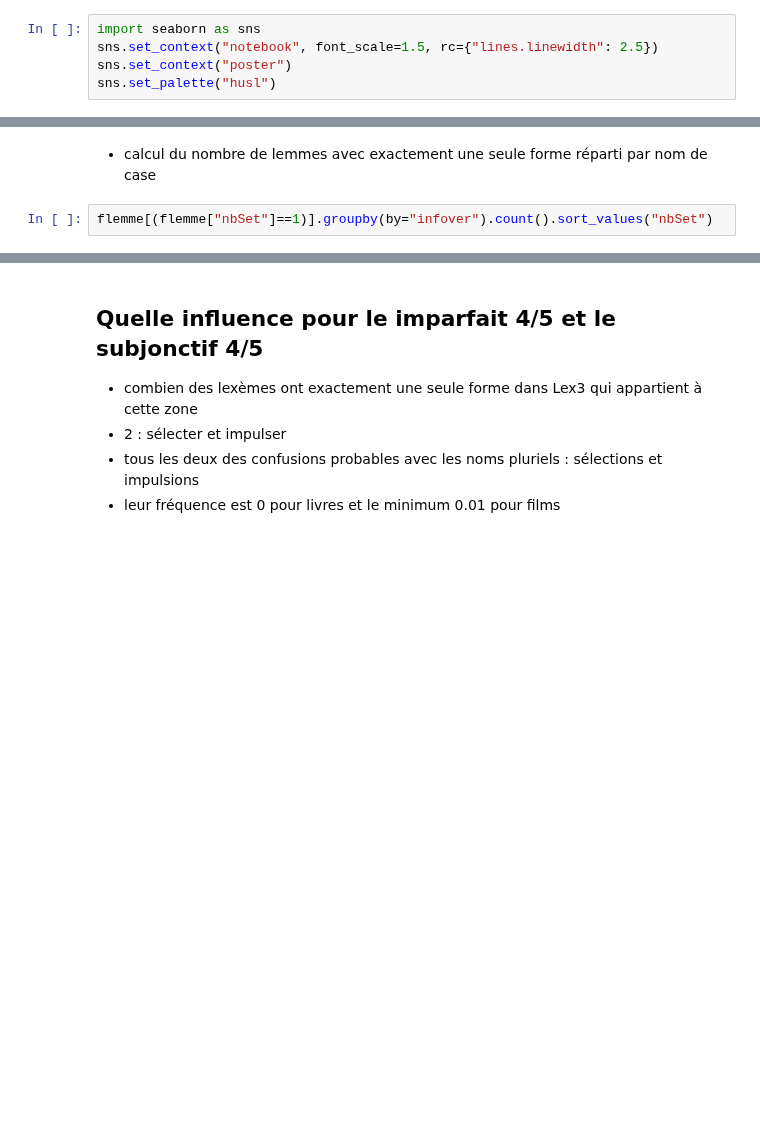
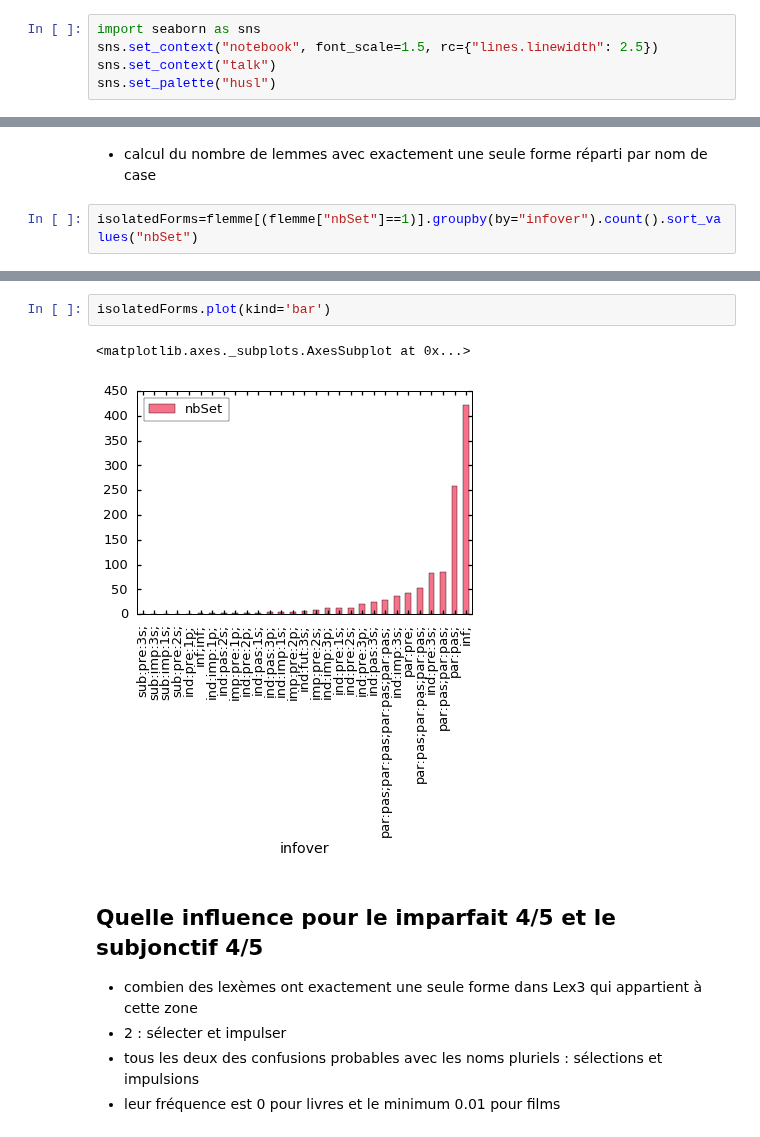
Before and after one commit to gboye/SWIM, a Jupyter notebook: SampleManagement/Lexique3-IMM18.ipynb, the cells around one changed output, grey strips where cells are left out. Cells and saved outputs as stored; diff of their text form; blank space fills up the shorter version.

```diff
--- a/SampleManagement/Lexique3-IMM18.ipynb
+++ b/SampleManagement/Lexique3-IMM18.ipynb
@@ -10,7 +19,7 @@ import matplotlib.pyplot as plt
 # %%
 import seaborn as sns
 sns.set_context("notebook", font_scale=1.5, rc={"lines.linewidth": 2.5})
-sns.set_context("poster")
+sns.set_context("talk")
 sns.set_palette("husl")
 # %%
 nomLexiqueOrg="/Users/gilles/ownCloud/Python/phonemisation/Lexique380-UTF8.txt"
@@ -250,4 +264,4 @@ flemme.sort_values("nbSet")
 # %% [markdown]
 - calcul du nombre de lemmes avec exactement une seule forme réparti par nom de case
 # %%
-flemme[(flemme["nbSet"]==1)].groupby(by="infover").count().sort_values("nbSet")
+isolatedForms=flemme[(flemme["nbSet"]==1)].groupby(by="infover").count().sort_values("nbSet")
@@ -273,3 +305,8 @@ flemme[(flemme["nbSet"]==1)].groupby(by="infover").count().sort_values("nbSet")
+# %%
+isolatedForms.plot(kind='bar')
+# %% [output]
+<matplotlib.axes._subplots.AxesSubplot at 0x...>
+[figure, added]
 # %% [markdown]
 ## Quelle influence pour le imparfait 4/5 et le subjonctif 4/5
 - combien des lexèmes ont exactement une seule forme dans Lex3 qui appartient à cette zone
```
Also changed, not shown: parts of 43 cells of this notebook, 4 other files.
